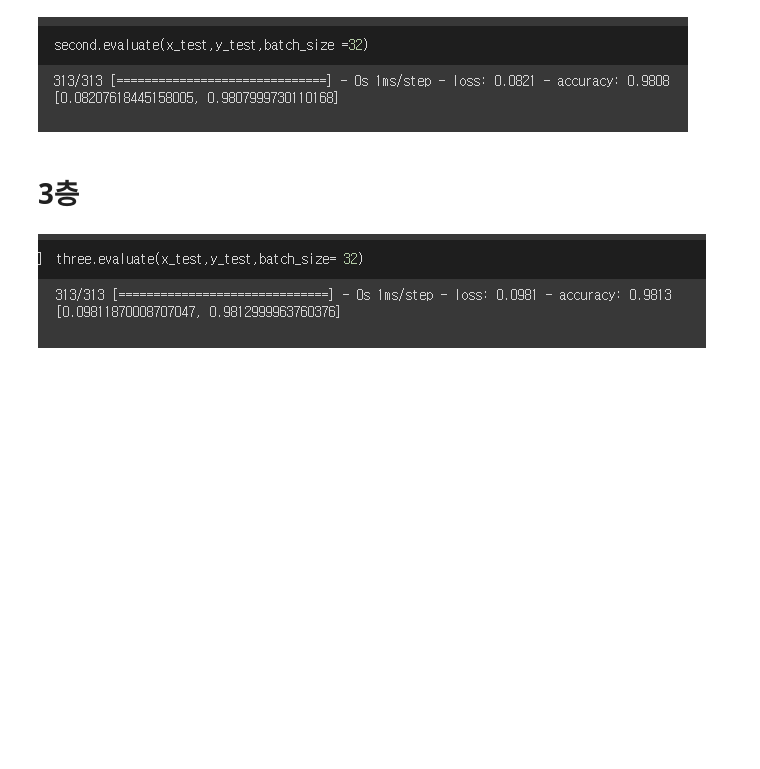
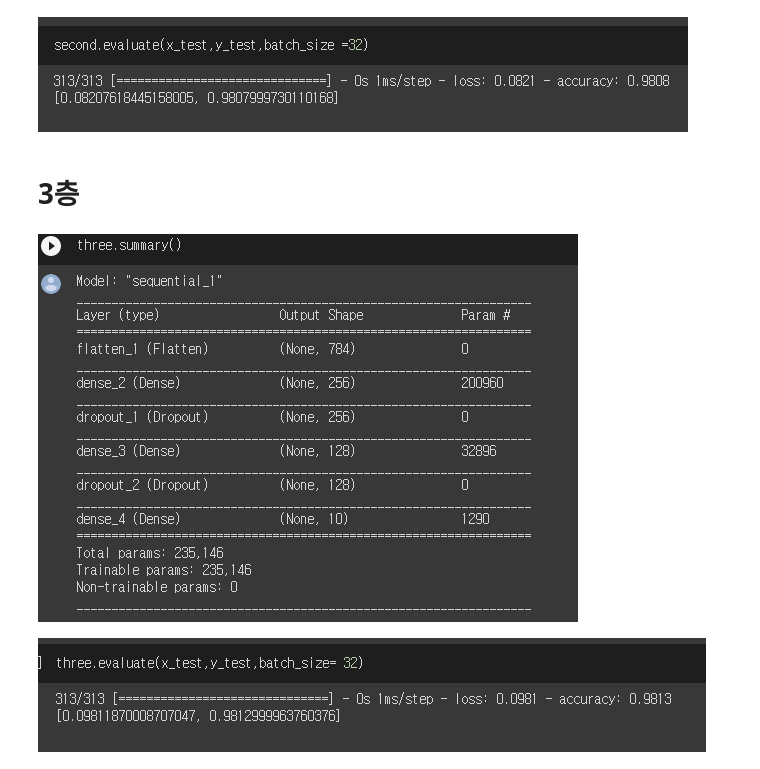
Before and after one commit to rlfwo93/machine-learning, a Jupyter notebook: Neural Network.ipynb, the cells around one changed output. Cells and saved outputs as stored; diff of their text form; code cells hidden in the pictures; blank space fills up the shorter version.

```diff
--- a/Neural Network.ipynb
+++ b/Neural Network.ipynb
@@ -298,6 +302,10 @@ Image('/gdrive/My Drive/mnist/2층.PNG')
 [figure]
 # %% [markdown]
 # **3층**
+# %%
+Image('/gdrive/My Drive/서머리/3층.PNG')
+# %% [output]
+[figure, added]
 # %%
 Image('/gdrive/My Drive/mnist/3층.PNG')
 # %% [output]
```
Also changed, not shown: parts of 3 cells of this notebook.
